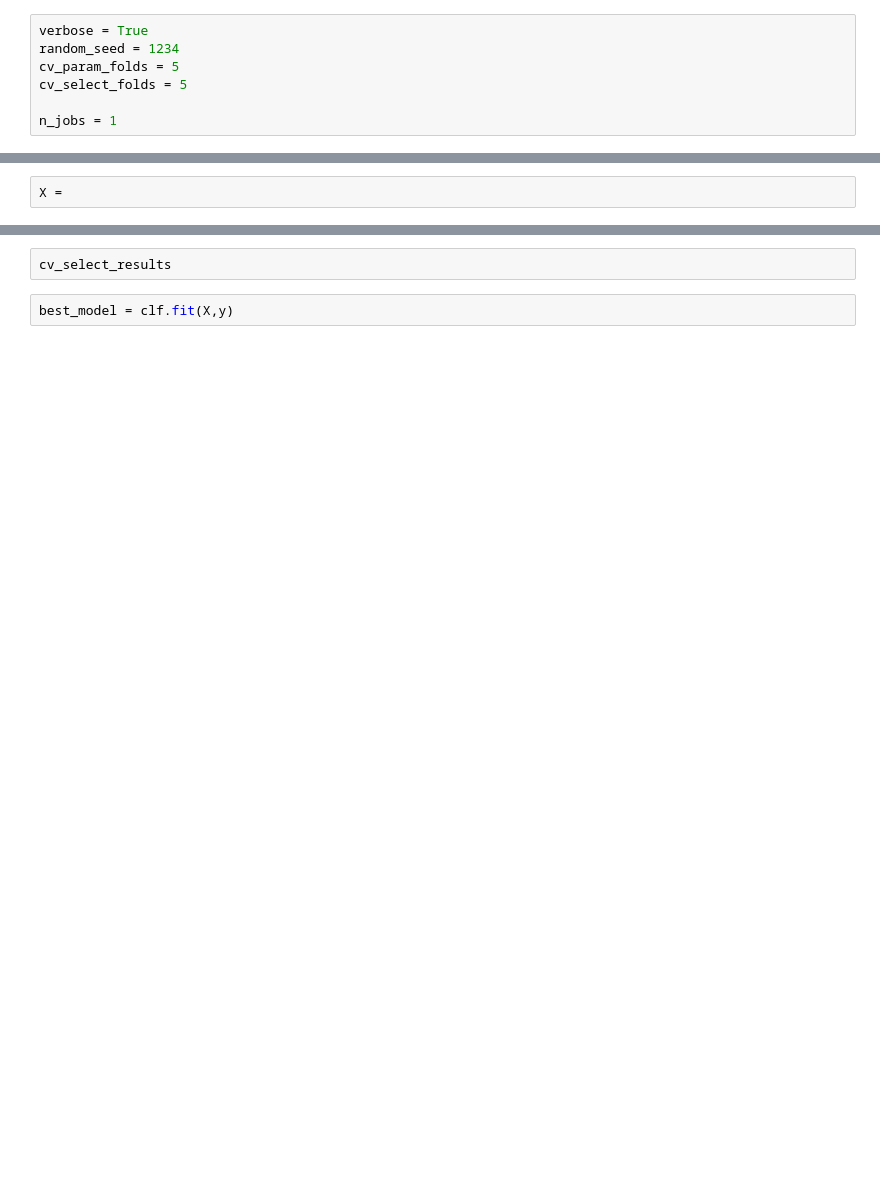
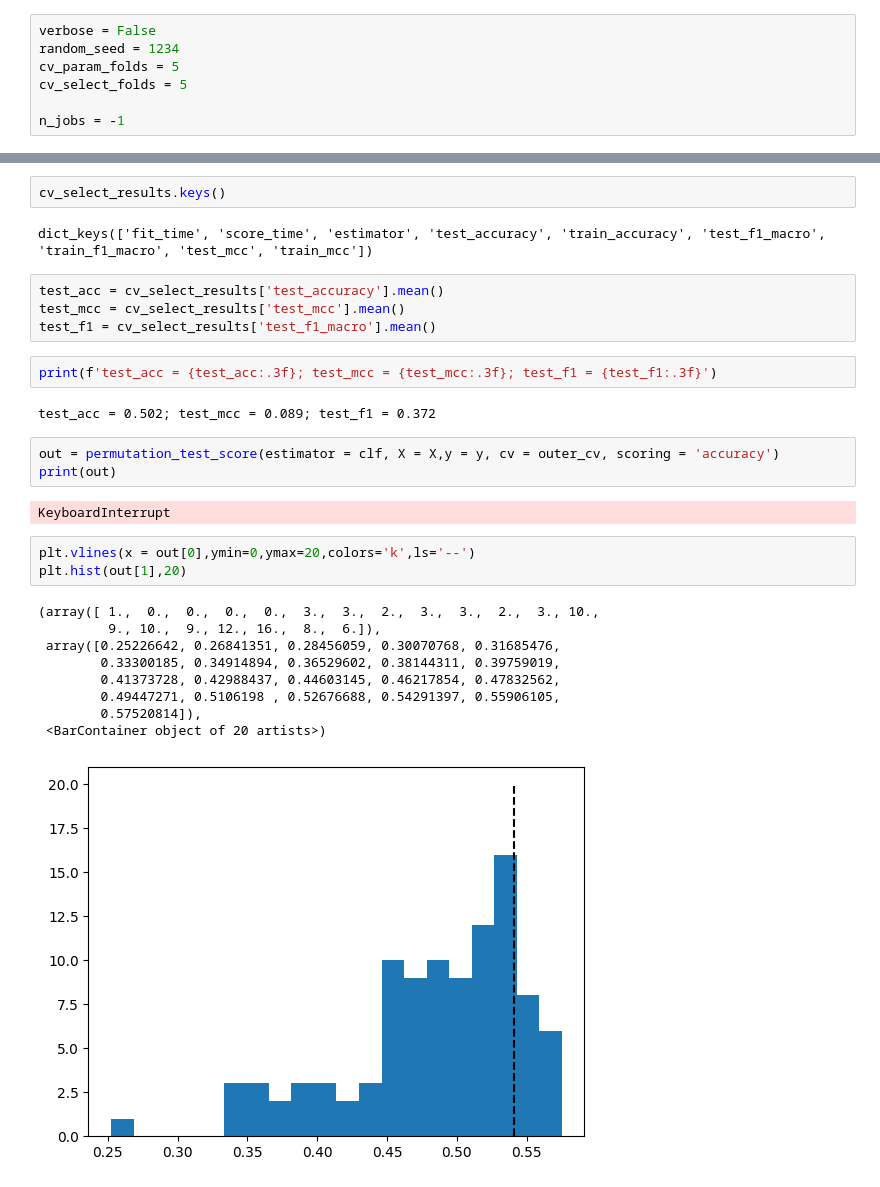
Before and after one commit to grelade/fractal-alzheimer, a Jupyter notebook: notebook.ipynb, the cells around one changed output, grey strips where cells are left out. Saved outputs shown, nothing was run; the diff lists cells and outputs as text; blank space fills up the shorter version.

Commit message:
model update

```diff
--- a/notebook.ipynb
+++ b/notebook.ipynb
@@ -32,7 +34,7 @@ import pandas as pd
 # %%
-verbose = True
+verbose = False
 random_seed = 1234
 cv_param_folds = 5
 cv_select_folds = 5
 
-n_jobs = 1
+n_jobs = -1
@@ -129,2 +80,0 @@ list(data.keys())
-# %%
-X =
@@ -147,4 +177,30 @@ cv_select_results = cross_validate(estimator = clf,
 # %%
-cv_select_results
+cv_select_results.keys()
+# %% [output]
+dict_keys(['fit_time', 'score_time', 'estimator', 'test_accuracy', 'train_accuracy', 'test_f1_macro', 'train_f1_macro', 'test_mcc', 'train_mcc'])
-# %%
-best_model = clf.fit(X,y)
+# %%
+test_acc = cv_select_results['test_accuracy'].mean()
+test_mcc = cv_select_results['test_mcc'].mean()
+test_f1 = cv_select_results['test_f1_macro'].mean()
+# %%
+print(f'test_acc = {test_acc:.3f}; test_mcc = {test_mcc:.3f}; test_f1 = {test_f1:.3f}')
+# %% [output]
+test_acc = 0.502; test_mcc = 0.089; test_f1 = 0.372
+# %%
+out = permutation_test_score(estimator = clf, X = X,y = y, cv = outer_cv, scoring = 'accuracy')
+print(out)
+# %% [output]
+KeyboardInterrupt
+# %%
+plt.vlines(x = out[0],ymin=0,ymax=20,colors='k',ls='--')
+plt.hist(out[1],20)
+# %% [output]
+(array([ 1.,  0.,  0.,  0.,  0.,  3.,  3.,  2.,  3.,  3.,  2.,  3., 10.,
+         9., 10.,  9., 12., 16.,  8.,  6.]),
+ array([0.25226642, 0.26841351, 0.28456059, 0.30070768, 0.31685476,
+        0.33300185, 0.34914894, 0.36529602, 0.38144311, 0.39759019,
+        0.41373728, 0.42988437, 0.44603145, 0.46217854, 0.47832562,
+        0.49447271, 0.5106198 , 0.52676688, 0.54291397, 0.55906105,
+        0.57520814]),
+ <BarContainer object of 20 artists>)
+[figure, added]
```
Also changed, not shown: parts of 23 cells of this notebook, 6 other files.
